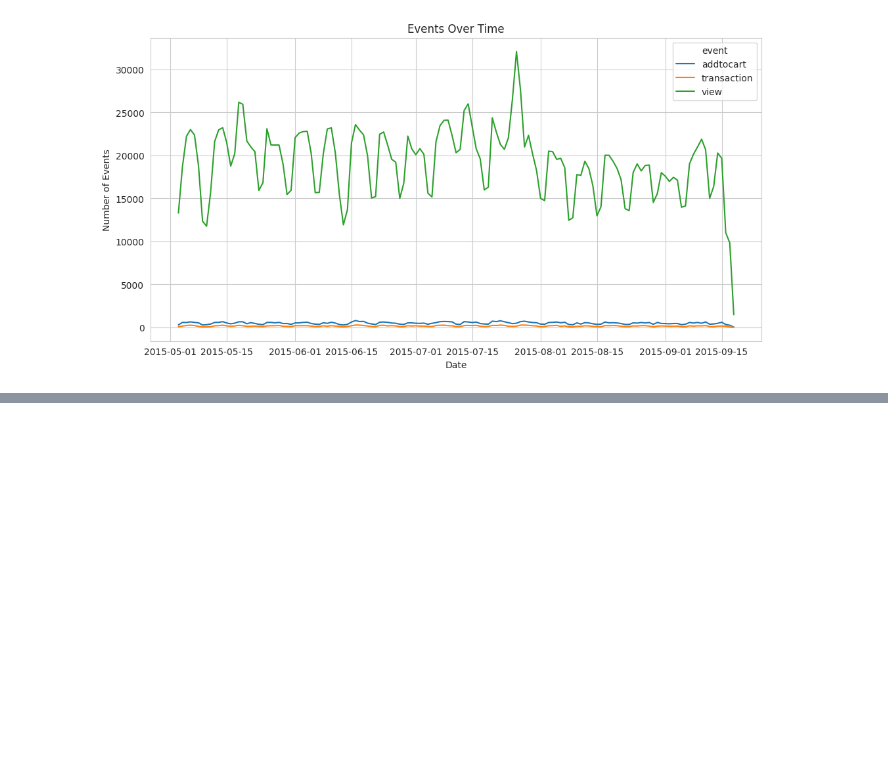
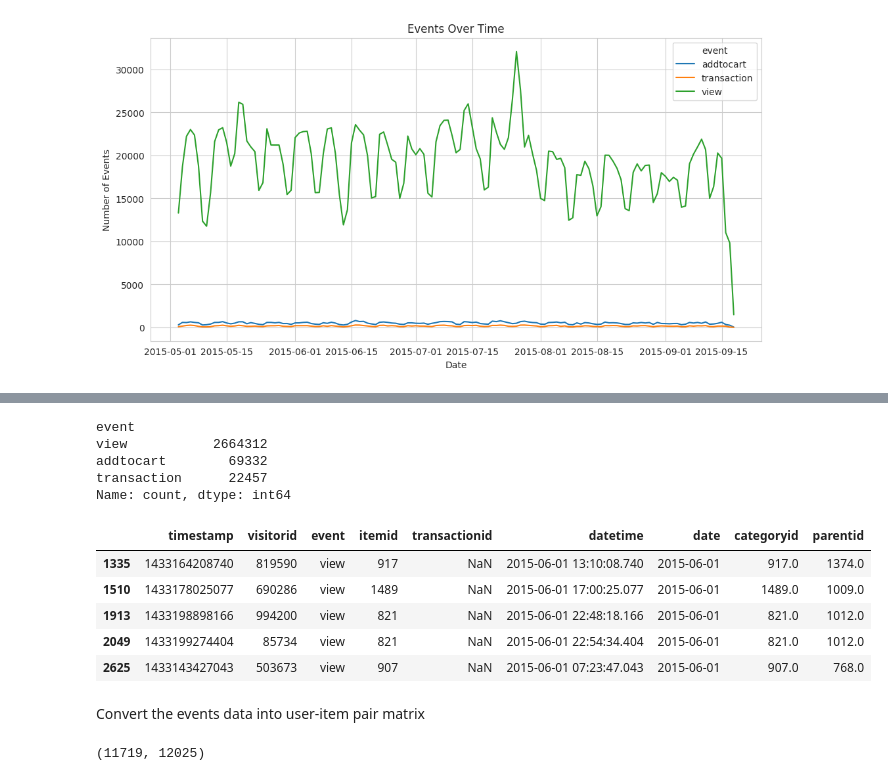
Before and after one commit to ShawnLiu119/Recommendation_ML_CB-CF-Hyb, a Jupyter notebook: Recommendation_CB_CF_Hyb.ipynb, the cells around one changed output, grey strips where cells are left out. Cells and saved outputs as stored; diff of their text form; code cells hidden in the pictures; blank space fills up the shorter version.

```diff
--- a/Recommendation_CB_CF_Hyb.ipynb
+++ b/Recommendation_CB_CF_Hyb.ipynb
@@ -197,0 +206,19 @@ plt.show()
+# %%
+events.event.value_counts()
+# %% [output]
+event
+view           2664312
+addtocart        69332
+transaction      22457
+Name: count, dtype: int64
+# %%
+events[events.parentid.notnull()].head()
+# %% [output]
+|  | timestamp | visitorid | event | itemid | transactionid | datetime | date | categoryid | parentid |
+| 1335 | 1433164208740 | 819590 | view | 917 | NaN | 2015-06-01 13:10:08.740 | 2015-06-01 | 917.0 | 1374.0 |
+| 1510 | 1433178025077 | 690286 | view | 1489 | NaN | 2015-06-01 17:00:25.077 | 2015-06-01 | 1489.0 | 1009.0 |
+| 1913 | 1433198898166 | 994200 | view | 821 | NaN | 2015-06-01 22:48:18.166 | 2015-06-01 | 821.0 | 1012.0 |
+| 2049 | 1433199274404 | 85734 | view | 821 | NaN | 2015-06-01 22:54:34.404 | 2015-06-01 | 821.0 | 1012.0 |
+| 2625 | 1433143427043 | 503673 | view | 907 | NaN | 2015-06-01 07:23:47.043 | 2015-06-01 | 907.0 | 768.0 |
+# %% [markdown]
+Convert the events data into user-item pair matrix
@@ -197,0 +231,4 @@ plt.show()
+# %%
+user_item_interaction.shape
+# %% [output]
+(11719, 12025)
```
Also changed, not shown: parts of 14 cells of this notebook.
